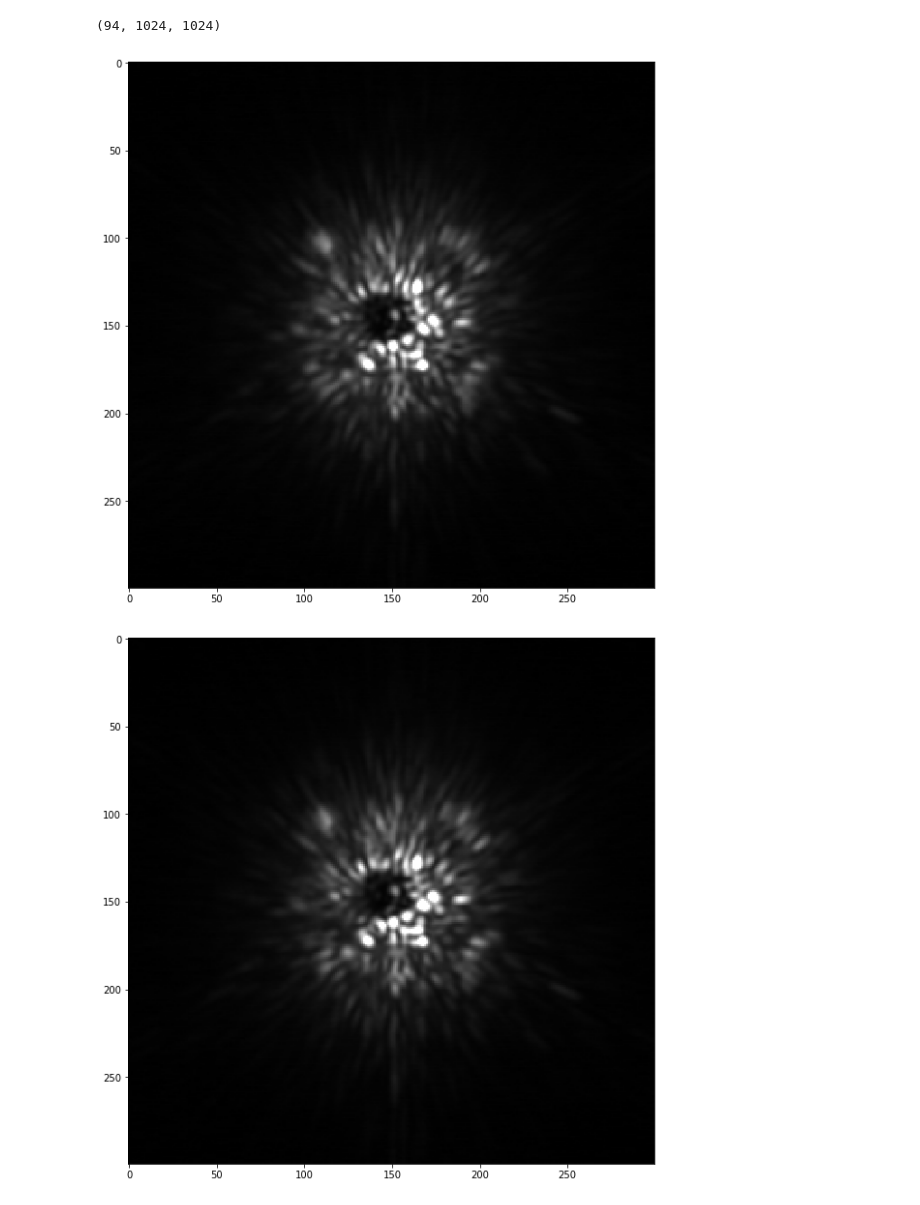
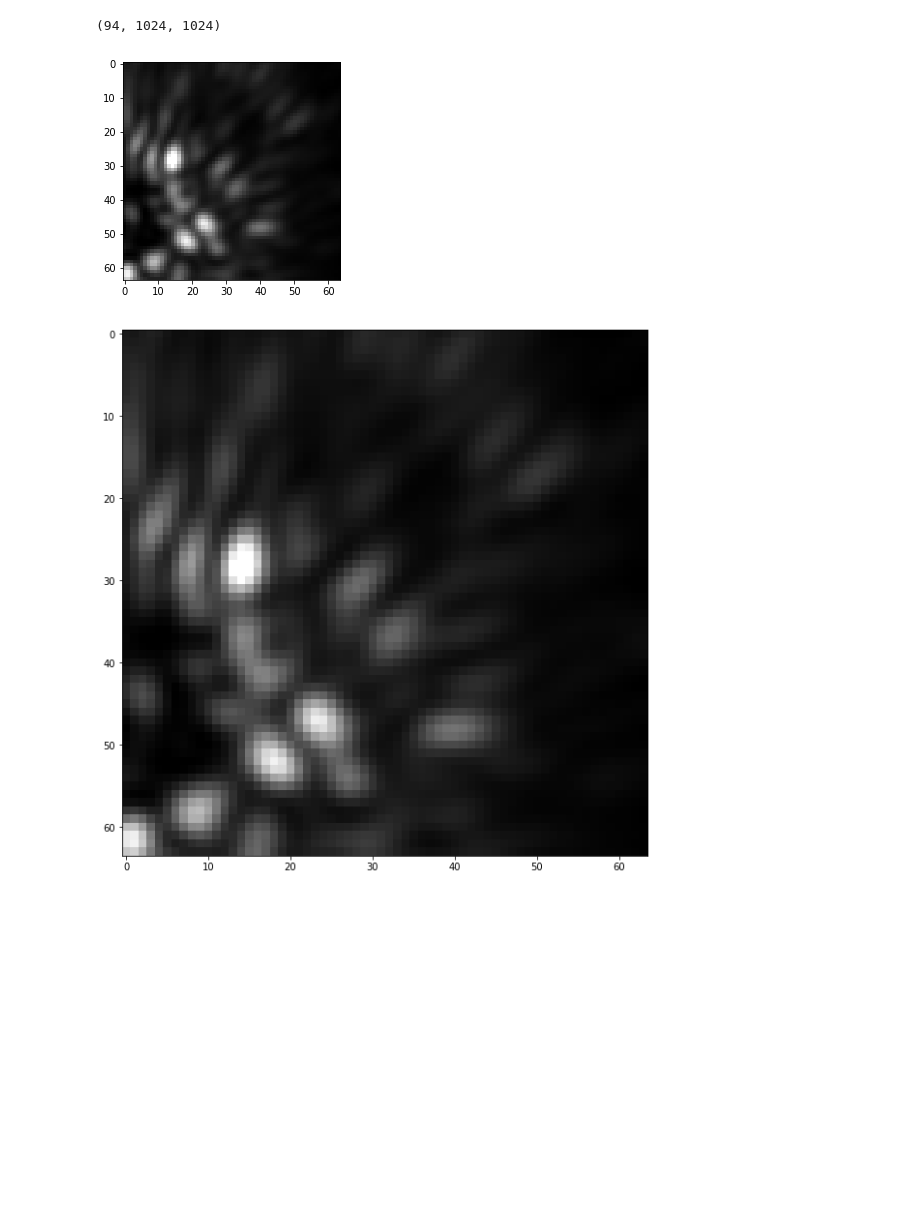
Before and after one commit to lizhangscience/Imaging-DCGAN, a Jupyter notebook: convert_sasha.ipynb, the cells around one changed output. Cells and saved outputs as stored; diff of their text form; code cells hidden in the pictures; blank space fills up the shorter version.

```diff
--- a/convert_sasha.ipynb
+++ b/convert_sasha.ipynb
@@ -7,38 +7,45 @@ from matplotlib import cm
 cmap = cm.get_cmap('gray')
 import time
 # %%
-PATH = 'img_HR8799_dc.fits'
+PATH = 'data/img_HR8799_dc.fits'
+OUTFILENAME = 'sasha_data_small'
 data = fits.open(PATH)
 # %%
 print(np.shape(data[0].data))
 cube = data[0].data
 Nframes = len(cube[:,0,0])
-Ny  = 300
-Nx  = 300
+Ny  = 64
+Nx  = 64
+
+# ylow = 325
+# xlow = 550
+
+ylow = 425
+xlow = 700
 
 cube_cut = np.zeros((Nframes,Nx,Ny))
 for i in range(Nframes):
-    cube_cut[i,:,:] = cube[i,325:625,550:850]
+    cube_cut[i,:,:] = cube[i,ylow:ylow+Ny,xlow:xlow+Nx]
 # %% [output]
 (94, 1024, 1024)
 # %%
 
 # ble = (cube[0,:,:]-min1)*(((max2-min2)/(max1-min1))+min2)
 ble = cube_cut[0,:,:]
 
 p2 = np.percentile(ble, 0.2)
 p98 = np.percentile(ble, 99.8)
 img_rescale = exposure.rescale_intensity(ble, in_range=(p2, p98))
 
+pl.imshow(img_rescale, cmap=cmap)
 
-
-# pl.ion()
+# # pl.ion()
 for i in range(10):
     pl.figure(figsize=(10,10))
     img_rescale = exposure.rescale_intensity(cube_cut[i,:,:], in_range=(p2, p98))
     pl.imshow(img_rescale, cmap=cmap)
-    # pl.draw()
-    # time.sleep(1)
+#     # pl.draw()
+#     # time.sleep(1)
 # %% [output]
-[figure, old version]
+[figure, new version]
-[figure, old version]
+[figure, new version]
```
Also changed, not shown: parts of 2 cells of this notebook, 3 other files.
